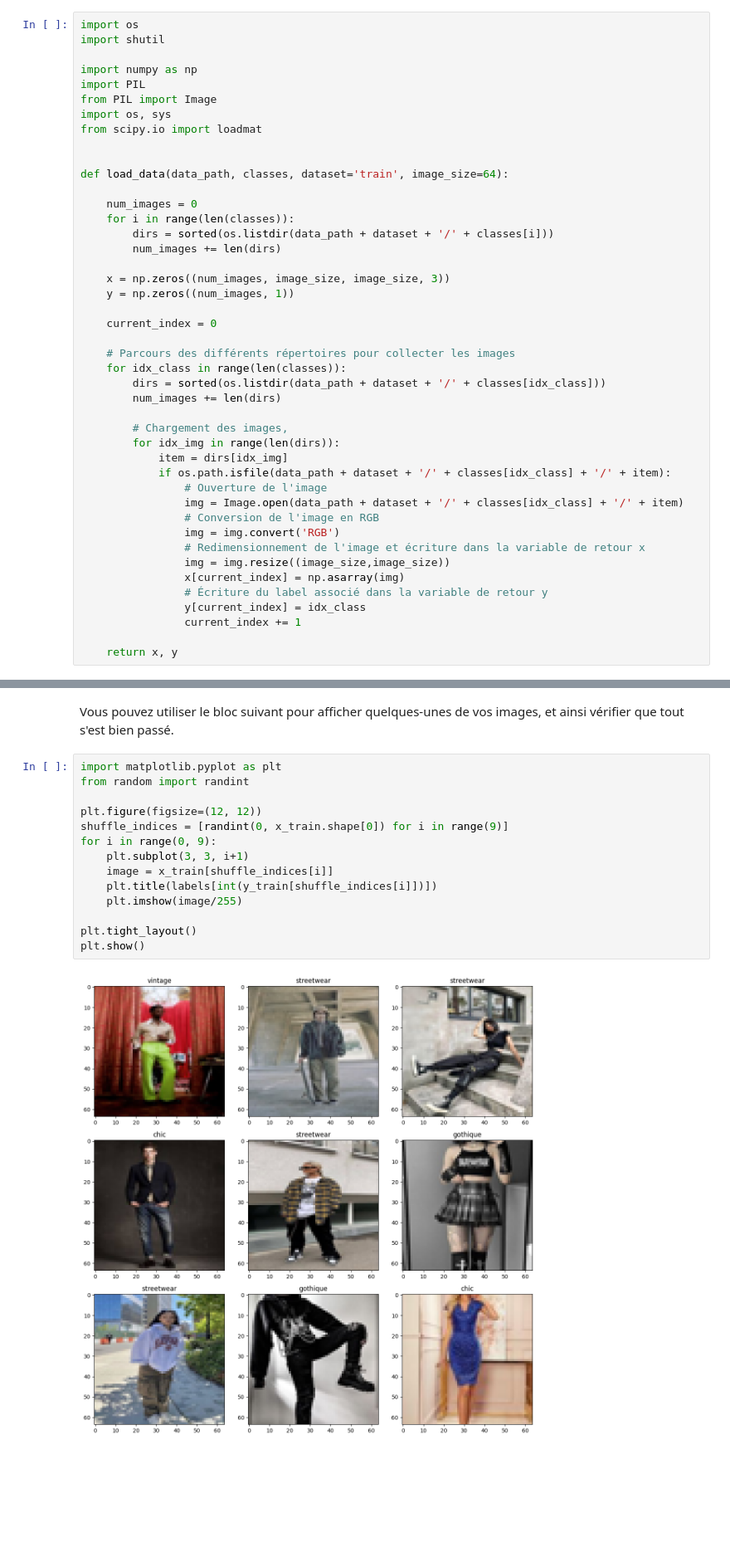
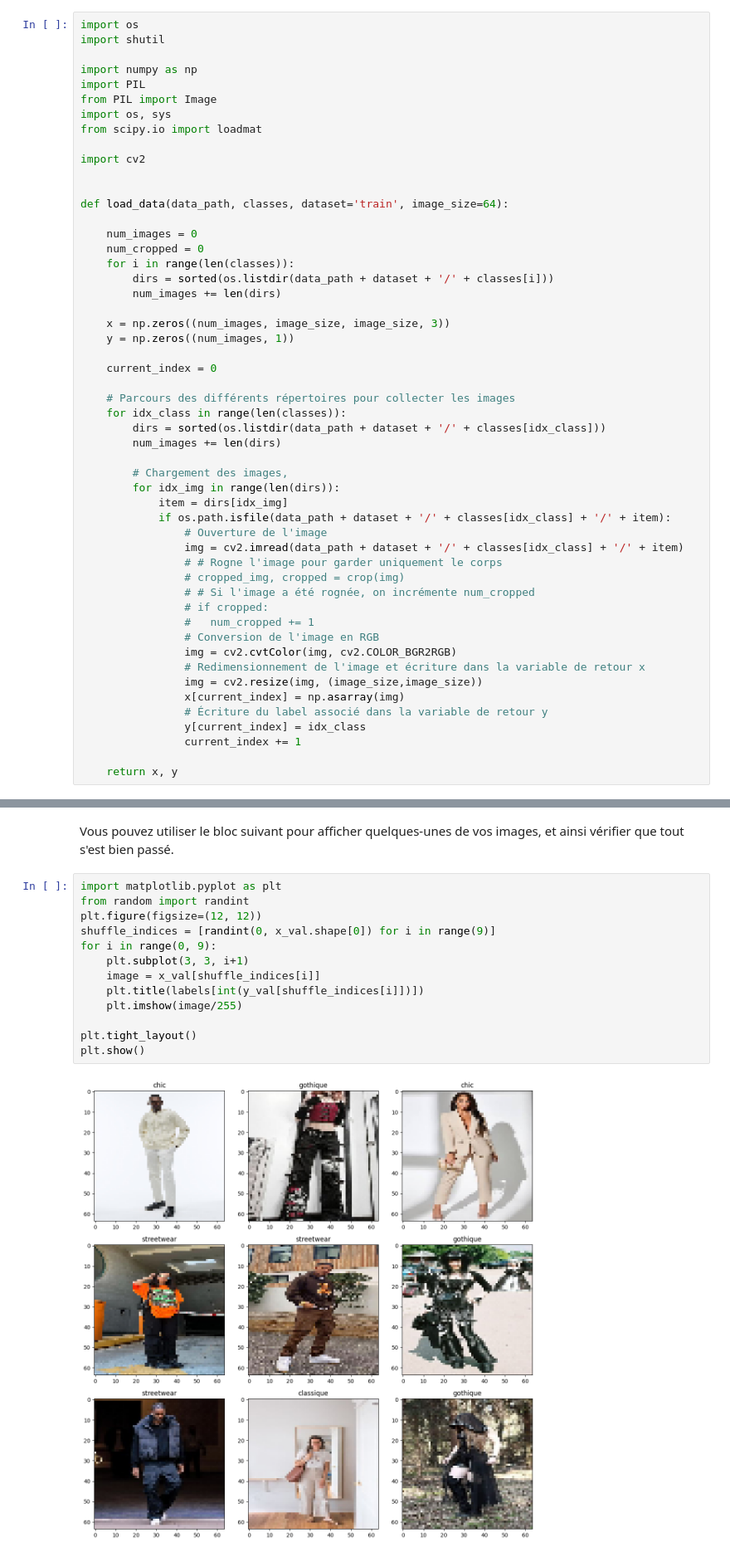
Before and after one commit to TItygrosminet/Projet_Deep_Learning, a Jupyter notebook: src/Script.ipynb, the cells around one changed output, grey strips where cells are left out. Shown at 83% size. Saved outputs shown, nothing was run; the diff lists cells and outputs as text; blank space fills up the shorter version.

```diff
--- a/src/Script.ipynb
+++ b/src/Script.ipynb
@@ -28,10 +84,13 @@ from PIL import Image
 import os, sys
 from scipy.io import loadmat
 
+import cv2
+
 
 def load_data(data_path, classes, dataset='train', image_size=64):
 
     num_images = 0
+    num_cropped = 0
     for i in range(len(classes)):
         dirs = sorted(os.listdir(data_path + dataset + '/' + classes[i]))
         num_images += len(dirs)
@@ -50,12 +109,17 @@ def load_data(data_path, classes, dataset='train', image_size=64):
         for idx_img in range(len(dirs)):
             item = dirs[idx_img]
             if os.path.isfile(data_path + dataset + '/' + classes[idx_class] + '/' + item):
-                # Ouverture de l'image
-                img = Image.open(data_path + dataset + '/' + classes[idx_class] + '/' + item)
-                # Conversion de l'image en RGB
-                img = img.convert('RGB')
-                # Redimensionnement de l'image et écriture dans la variable de retour x
-                img = img.resize((image_size,image_size))
+                # Ouverture de l'image
+                img = cv2.imread(data_path + dataset + '/' + classes[idx_class] + '/' + item)
+                # # Rogne l'image pour garder uniquement le corps
+                # cropped_img, cropped = crop(img)
+                # # Si l'image a été rognée, on incrémente num_cropped
+                # if cropped:
+                #   num_cropped += 1
+                # Conversion de l'image en RGB
+                img = cv2.cvtColor(img, cv2.COLOR_BGR2RGB)
+                # Redimensionnement de l'image et écriture dans la variable de retour x
+                img = cv2.resize(img, (image_size,image_size))
                 x[current_index] = np.asarray(img)
                 # Écriture du label associé dans la variable de retour y
                 y[current_index] = idx_class
@@ -84,16 +156,15 @@ Vous pouvez utiliser le bloc suivant pour afficher quelques-unes de vos images,
 # %%
 import matplotlib.pyplot as plt
 from random import randint
-
 plt.figure(figsize=(12, 12))
-shuffle_indices = [randint(0, x_train.shape[0]) for i in range(9)]
+shuffle_indices = [randint(0, x_val.shape[0]) for i in range(9)]
 for i in range(0, 9):
     plt.subplot(3, 3, i+1)
-    image = x_train[shuffle_indices[i]]
-    plt.title(labels[int(y_train[shuffle_indices[i]])])
+    image = x_val[shuffle_indices[i]]
+    plt.title(labels[int(y_val[shuffle_indices[i]])])
     plt.imshow(image/255)
 
 plt.tight_layout()
 plt.show()
 # %% [output]
-[figure, old version]
+[figure, new version]
```
Also changed, not shown: parts of 10 cells of this notebook, 3 other files.
